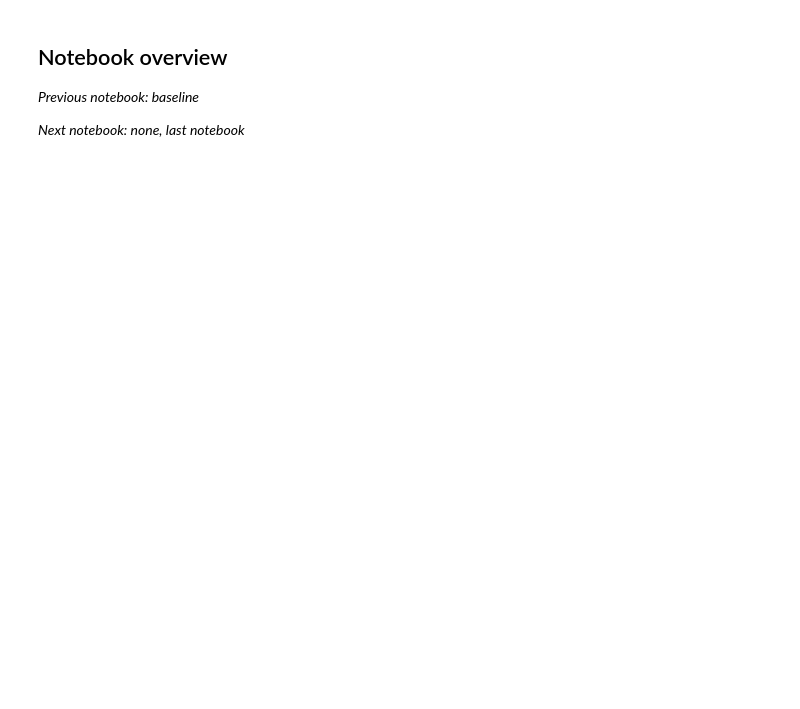
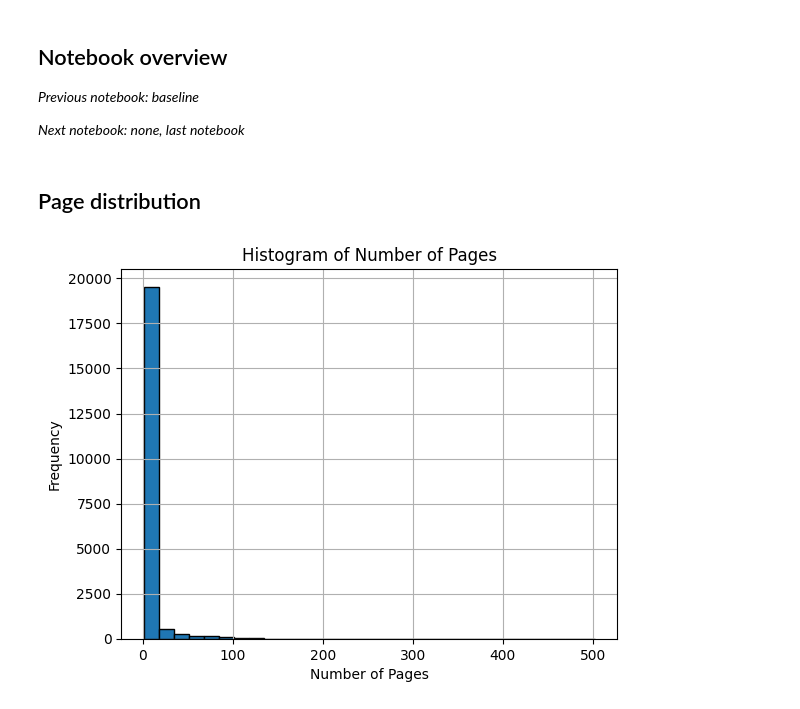
Before and after one commit to Amsterdam-Internships/document-classification-using-large-language-models, a Jupyter notebook: notebooks/9plot.ipynb, the cells around one changed output. Saved outputs shown, nothing was run; the diff lists cells and outputs as text; code cells hidden in the pictures; blank space fills up the shorter version.

```diff
--- a/notebooks/9plot.ipynb
+++ b/notebooks/9plot.ipynb
@@ -29,3 +29,20 @@ import pandas as pd
 *Previous notebook: baseline*
 
 *Next notebook: none, last notebook*
+# %% [markdown]
+## Page distribution
+# %%
+txtfiles = pd.read_pickle(f"{cf.output_path}/txtfiles.pkl")
+notcleaned = pd.read_pickle(f"{cf.output_path}/txtfiles_notcleaned.pkl")
+# %%
+import matplotlib.pyplot as plt
+
+# Assuming txtfiles is your DataFrame and num_pages is the column you want to plot
+plt.hist(txtfiles['num_pages'], bins=30, edgecolor='black')  # Adjust number of bins as needed
+plt.xlabel('Number of Pages')
+plt.ylabel('Frequency')
+plt.title('Histogram of Number of Pages')
+plt.grid(True)
+plt.show()
+# %% [output]
+[figure, added]
```
Also changed, not shown: parts of 16 cells of this notebook, 24 other files.
